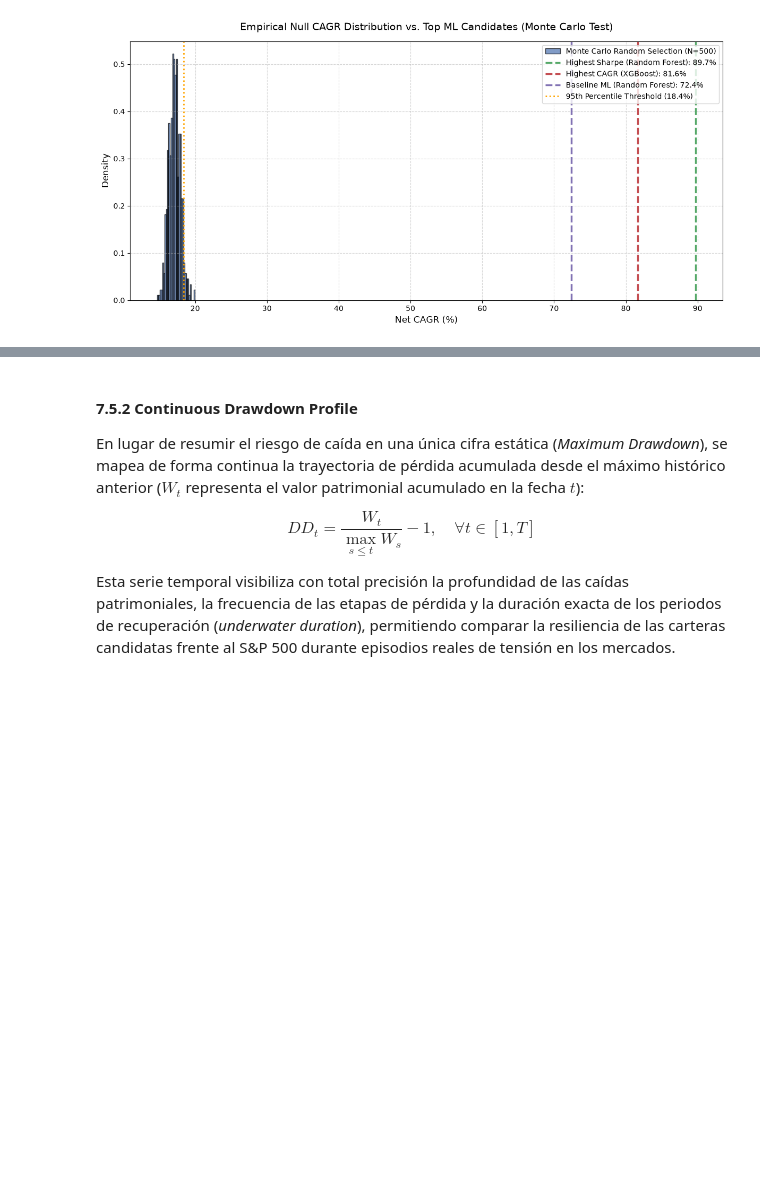
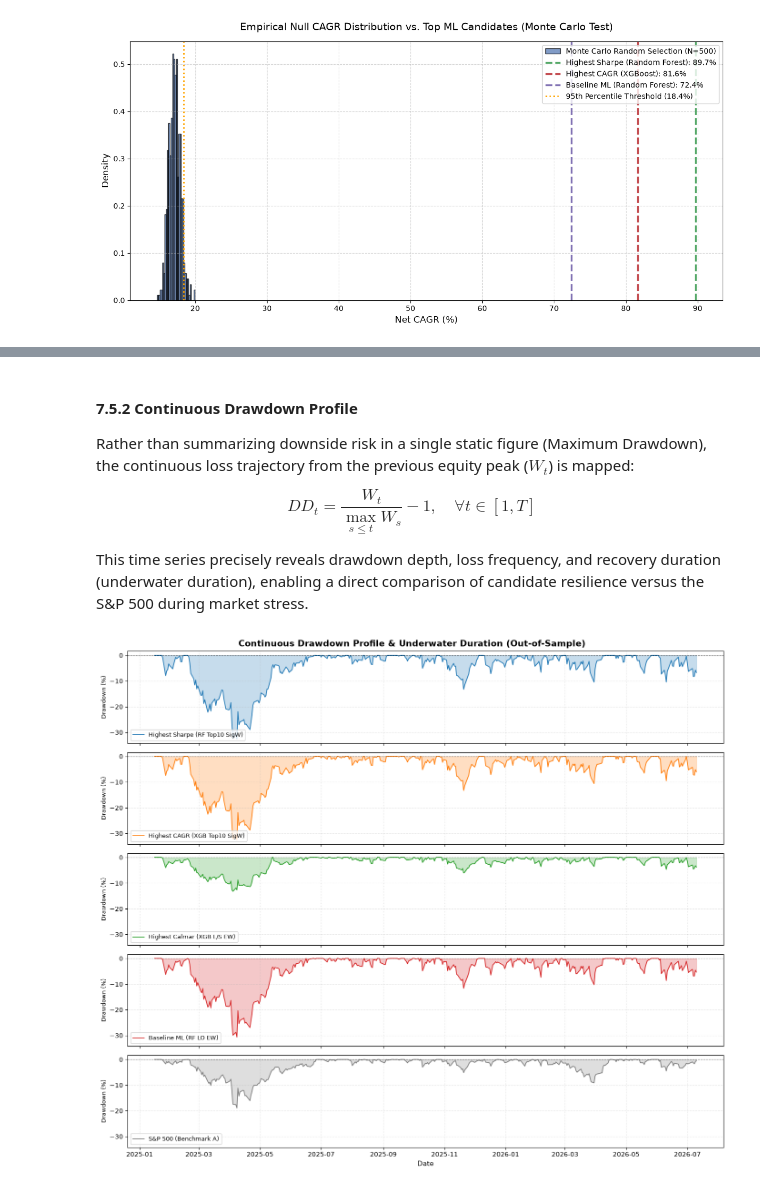
Before and after one commit to PalaciosDaniel/quant-portfolio-project, a Jupyter notebook: notebooks/09_portfolio_performance.ipynb, the cells around one changed output, grey strips where cells are left out. Saved outputs shown, nothing was run; the diff lists cells and outputs as text; code cells hidden in the pictures; blank space fills up the shorter version.

```diff
--- a/notebooks/09_portfolio_performance.ipynb
+++ b/notebooks/09_portfolio_performance.ipynb
@@ -3564,8 +3762,56 @@ La representación gráfica de esta serie temporal permite evaluar la suavidad e
 
 #### 7.5.2 Continuous Drawdown Profile
 
-En lugar de resumir el riesgo de caída en una única cifra estática (*Maximum Drawdown*), se mapea de forma continua la trayectoria de pérdida acumulada desde el máximo histórico anterior ($W_t$ representa el valor patrimonial acumulado en la fecha $t$):
+Rather than summarizing downside risk in a single static figure (Maximum Drawdown), the continuous loss trajectory from the previous equity peak ($W_t$) is mapped:
 
 $$DD_t = \frac{W_t}{\max_{s \le t} W_s} - 1, \quad \forall t \in [1, T]$$
 
-Esta serie temporal visibiliza con total precisión la profundidad de las caídas patrimoniales, la frecuencia de las etapas de pérdida y la duración exacta de los periodos de recuperación (*underwater duration*), permitiendo comparar la resiliencia de las carteras candidatas frente al S&P 500 durante episodios reales de tensión en los mercados.
+This time series precisely reveals drawdown depth, loss frequency, and recovery duration (underwater duration), enabling a direct comparison of candidate resilience versus the S&P 500 during market stress.
+# %%
+# =============================================================================
+# Continuous Drawdown Profile
+# =============================================================================
+
+# 1. Compute Wealth Index (Cumulative Net Return Curve)
+df_wealth_index = (1.0 + df_all_daily_returns).cumprod()
+
+# 2. Compute Continuous Drawdown Profile
+df_peaks = df_wealth_index.cummax()
+df_drawdowns = (df_wealth_index / df_peaks) - 1.0
+
+# Plot Continuous Drawdown Profile
+fig, axes = plt.subplots(
+    len(df_drawdowns.columns),
+    1,
+    figsize=(14, 12),
+    sharex=True,
+    sharey=True,
+)
+
+for ax, col, color in zip(axes, df_drawdowns.columns, colors):
+    ax.plot(
+        df_drawdowns.index,
+        df_drawdowns[col] * 100,
+        color=color,
+        linewidth=1.2,
+        label=col,
+    )
+    ax.fill_between(
+        df_drawdowns.index, 0, df_drawdowns[col] * 100, color=color, alpha=0.25
+    )
+    ax.axhline(0, color="black", linestyle="--", linewidth=0.8, alpha=0.7)
+    ax.set_ylabel("Drawdown (%)", fontsize=9)
+    ax.grid(True, linestyle=":", alpha=0.5)
+    ax.legend(loc="lower left", fontsize=9, frameon=True, facecolor="white")
+
+axes[-1].set_xlabel("Date", fontsize=11)
+fig.suptitle(
+    "Continuous Drawdown Profile & Underwater Duration (Out-of-Sample)",
+    fontsize=14,
+    fontweight="bold",
+    y=0.98,
+)
+plt.tight_layout()
+plt.show()
+# %% [output]
+[figure, added]
```
Also changed, not shown: parts of 88 cells of this notebook, 4 other files.
